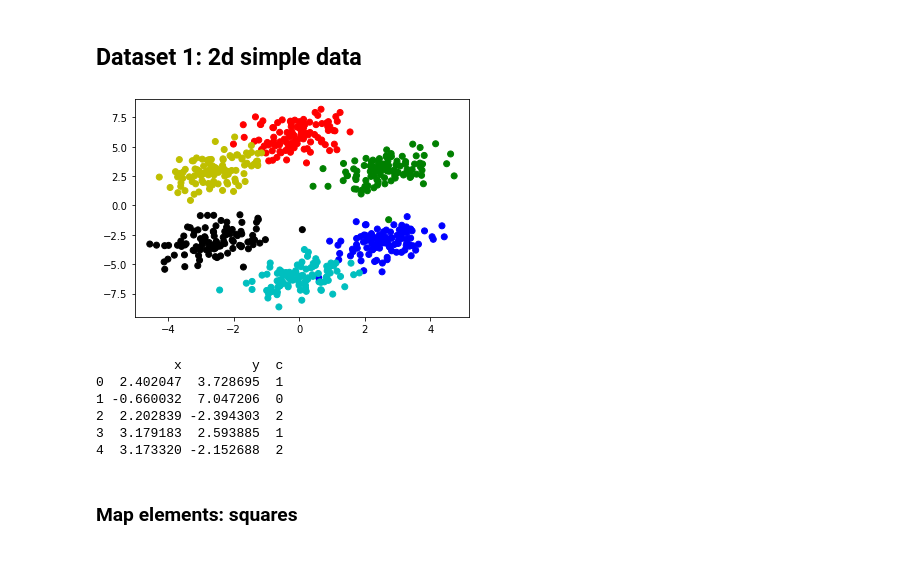
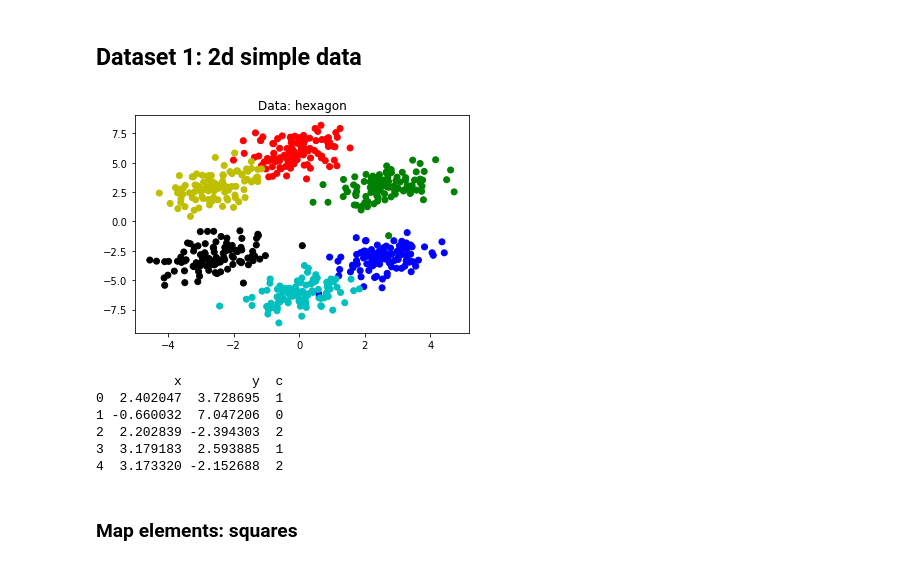
Before and after one commit to mstaczek/miowad, a Jupyter notebook: SOM/lab1.ipynb, the cells around one changed output. Drawn from its saved outputs; the diff is of its cells as text; code cells hidden in the pictures.

Commit message:
add titles to plots in KOH1

```diff
--- a/SOM/lab1.ipynb
+++ b/SOM/lab1.ipynb
@@ -40,14 +40,15 @@ colors = ['r','g','b','c','k','y',(0.9,0.2,0.9), (1,0.5,0), (1,1,0.3), "m", (0.4
 # %%
 df_train = pd.read_csv('data/hexagon.csv')
 plt.scatter(df_train['x'], df_train['y'], c=np.array(colors, dtype=object)[df_train['c']])
+plt.title("Data: hexagon")
 plt.show()
 print(df_train.head())
 
 
 x_train = df_train[["x","y"]].to_numpy()
 y_train = df_train[["c"]].to_numpy()
 # %% [output]
-[figure, old version]
+[figure, new version]
           x         y  c
 0  2.402047  3.728695  1
 1 -0.660032  7.047206  0
```
Also changed, not shown: parts of 1 cell of this notebook.
